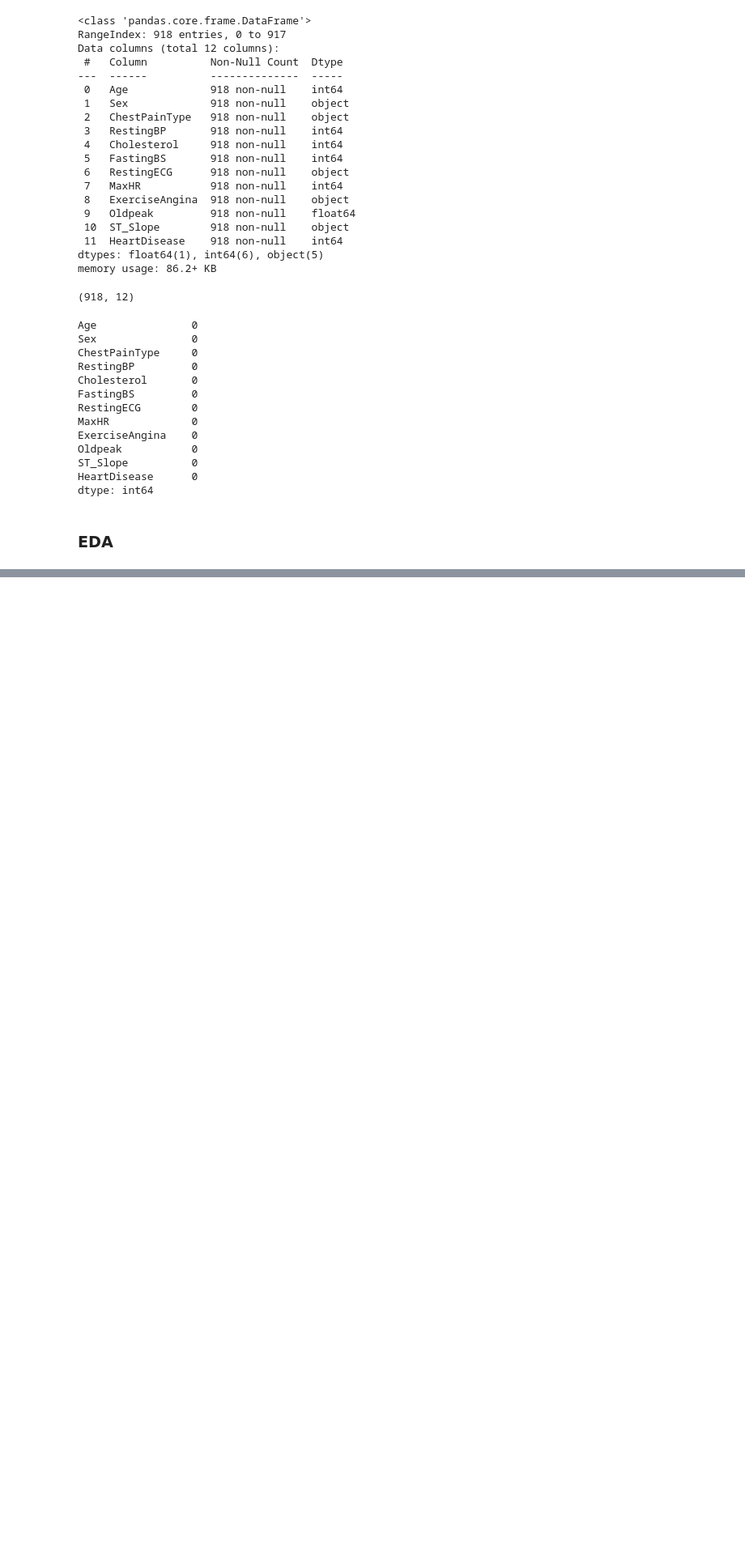
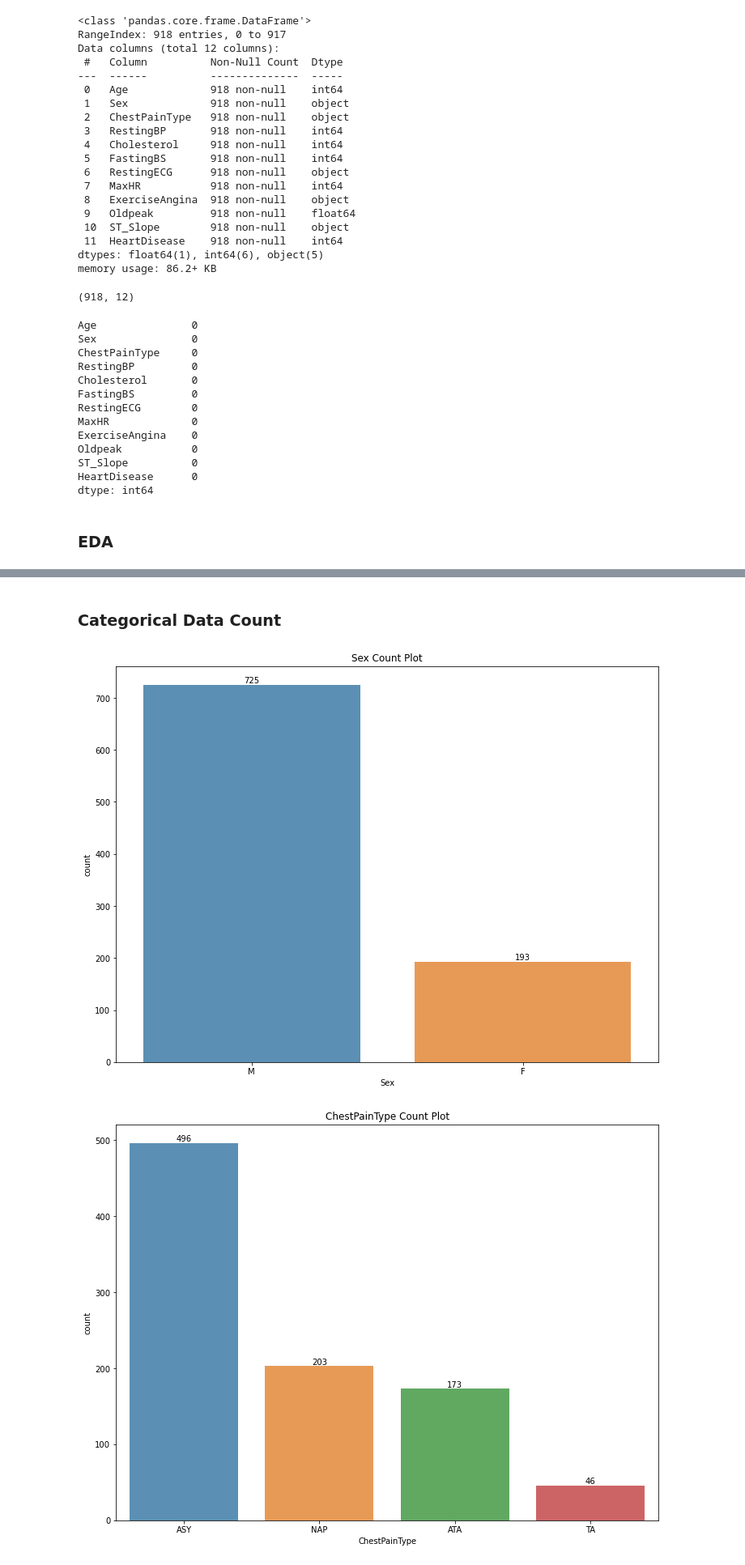
Before and after one commit to shandytp/heart_failure_prediction, a Jupyter notebook: modeling-logistic-regression.ipynb, the cells around one changed output, grey strips where cells are left out. Shown at 81% size. Cells and saved outputs as stored; diff of their text form; code cells hidden in the pictures; blank space fills up the shorter version.

```diff
--- a/modeling-logistic-regression.ipynb
+++ b/modeling-logistic-regression.ipynb
@@ -84,0 +116,9 @@ dtype: int64
+# %%
+def count_plot(column):
+    plt.figure(figsize=(12,9))
+    plt.title(f"{column} Count Plot")
+    ax = sns.countplot(data[column], alpha=0.8, order = data[column].value_counts().index)
+    ax.bar_label(ax.containers[0])
+# %%
+COLS_CATEGORICAL = ["Sex", "ChestPainType", "FastingBS",
+                   "RestingECG", "ExerciseAngina", "ST_Slope", "HeartDisease"]
@@ -84,0 +127,8 @@ dtype: int64
+# %% [markdown]
+### Categorical Data Count
+# %%
+for col_cat in COLS_CATEGORICAL:
+    count_plot(col_cat)
+# %% [output]
+[figure, added]
+[figure, added]
```
Also changed, not shown: parts of 13 cells of this notebook.
